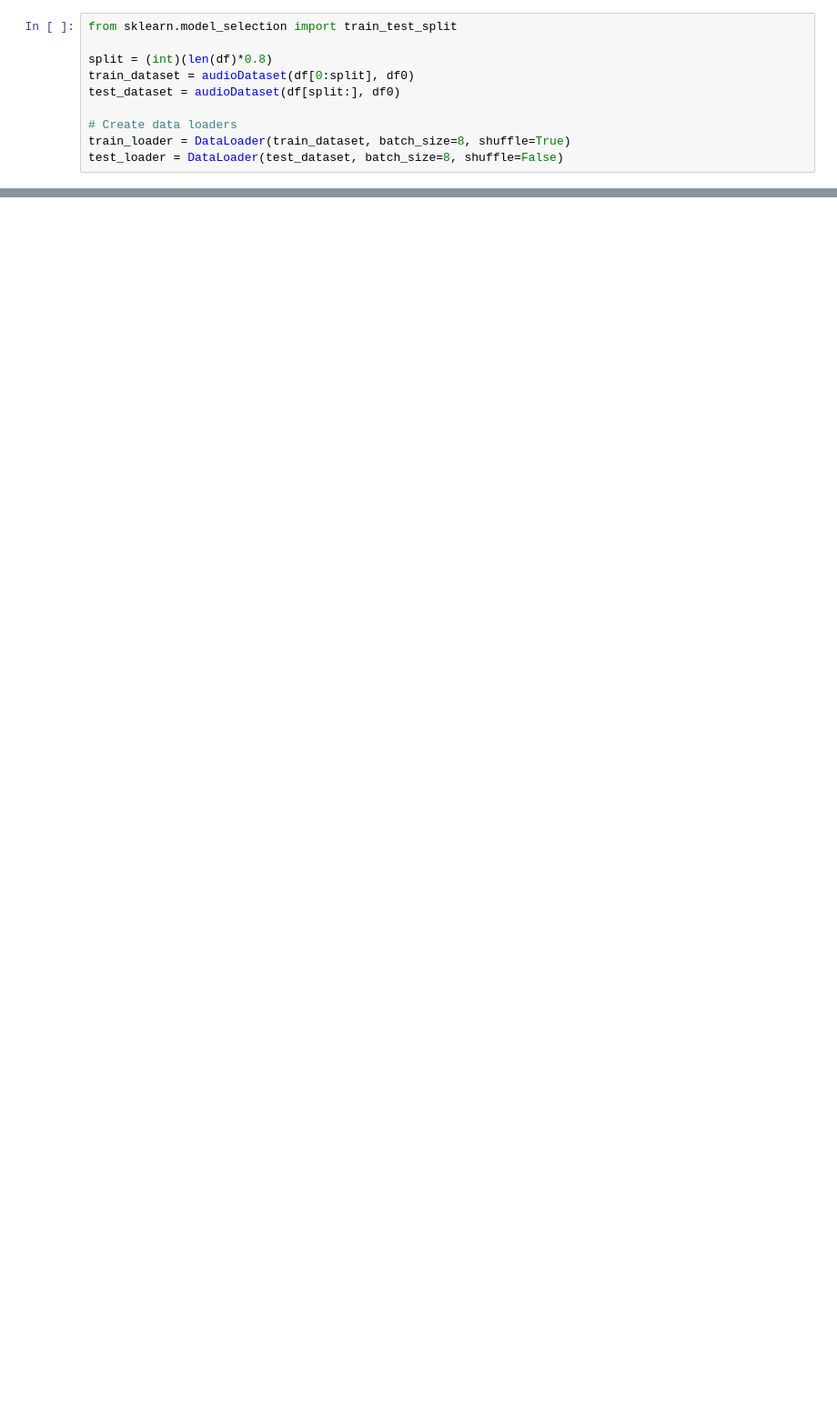
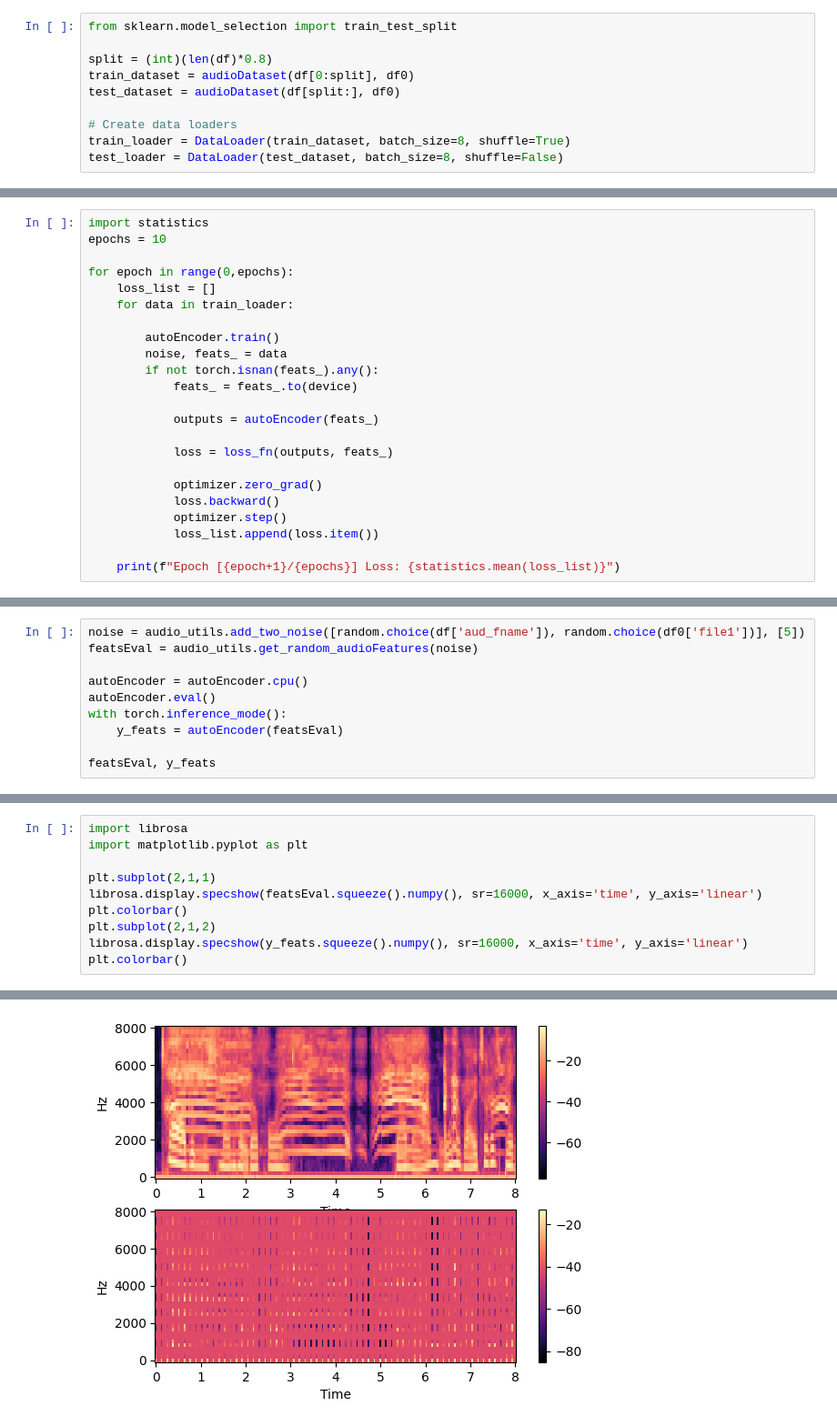
Before and after one commit to darshitttt/spec_based_AE, a Jupyter notebook: AEmodel_Train.ipynb, the cells around one changed output, grey strips where cells are left out. Shown: that part at 91% size. Cells and saved outputs as stored; diff of their text form; blank space fills up the shorter version.

Commit message:
first encoder architecture

```diff
--- a/AEmodel_Train.ipynb
+++ b/AEmodel_Train.ipynb
@@ -54,0 +125,23 @@ test_loader = DataLoader(test_dataset, batch_size=8, shuffle=False)
+# %%
+import statistics
+epochs = 10
+
+for epoch in range(0,epochs):
+    loss_list = []
+    for data in train_loader:
+
+        autoEncoder.train()
+        noise, feats_ = data
+        if not torch.isnan(feats_).any():
+            feats_ = feats_.to(device)
+
+            outputs = autoEncoder(feats_)
+
+            loss = loss_fn(outputs, feats_)
+
+            optimizer.zero_grad()
+            loss.backward()
+            optimizer.step()
+            loss_list.append(loss.item())
+
+    print(f"Epoch [{epoch+1}/{epochs}] Loss: {statistics.mean(loss_list)}")
@@ -54,0 +159,10 @@ test_loader = DataLoader(test_dataset, batch_size=8, shuffle=False)
+# %%
+noise = audio_utils.add_two_noise([random.choice(df['aud_fname']), random.choice(df0['file1'])], [5])
+featsEval = audio_utils.get_random_audioFeatures(noise)
+
+autoEncoder = autoEncoder.cpu()
+autoEncoder.eval()
+with torch.inference_mode():
+    y_feats = autoEncoder(featsEval)
+
+featsEval, y_feats
@@ -54,0 +184,11 @@ test_loader = DataLoader(test_dataset, batch_size=8, shuffle=False)
+# %%
+import librosa
+import matplotlib.pyplot as plt
+
+plt.subplot(2,1,1)
+librosa.display.specshow(featsEval.squeeze().numpy(), sr=16000, x_axis='time', y_axis='linear')
+plt.colorbar()
+plt.subplot(2,1,2)
+librosa.display.specshow(y_feats.squeeze().numpy(), sr=16000, x_axis='time', y_axis='linear')
+plt.colorbar()
+# %% [output]
@@ -54,0 +196 @@ test_loader = DataLoader(test_dataset, batch_size=8, shuffle=False)
+[figure, added]
```
Also changed, not shown: parts of 10 cells of this notebook.
